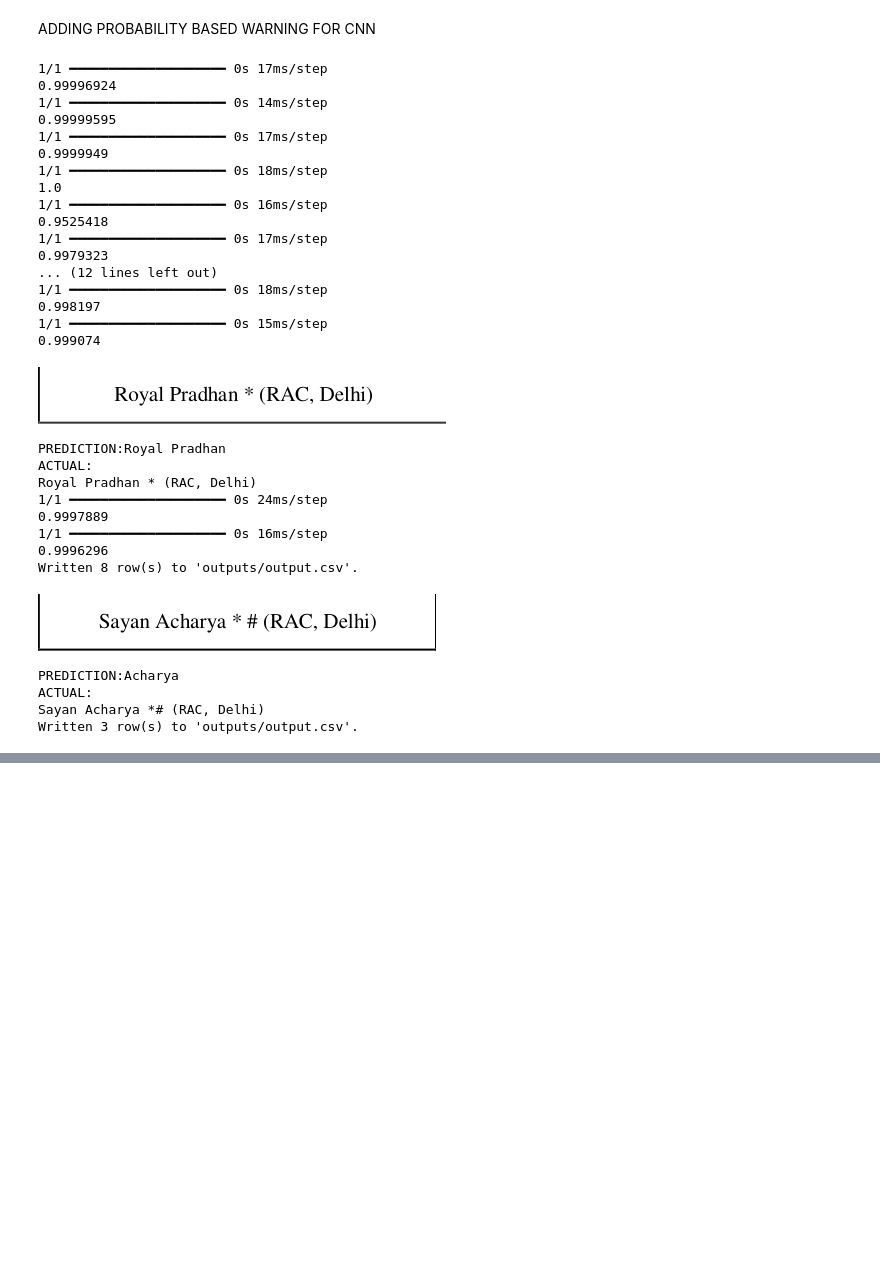
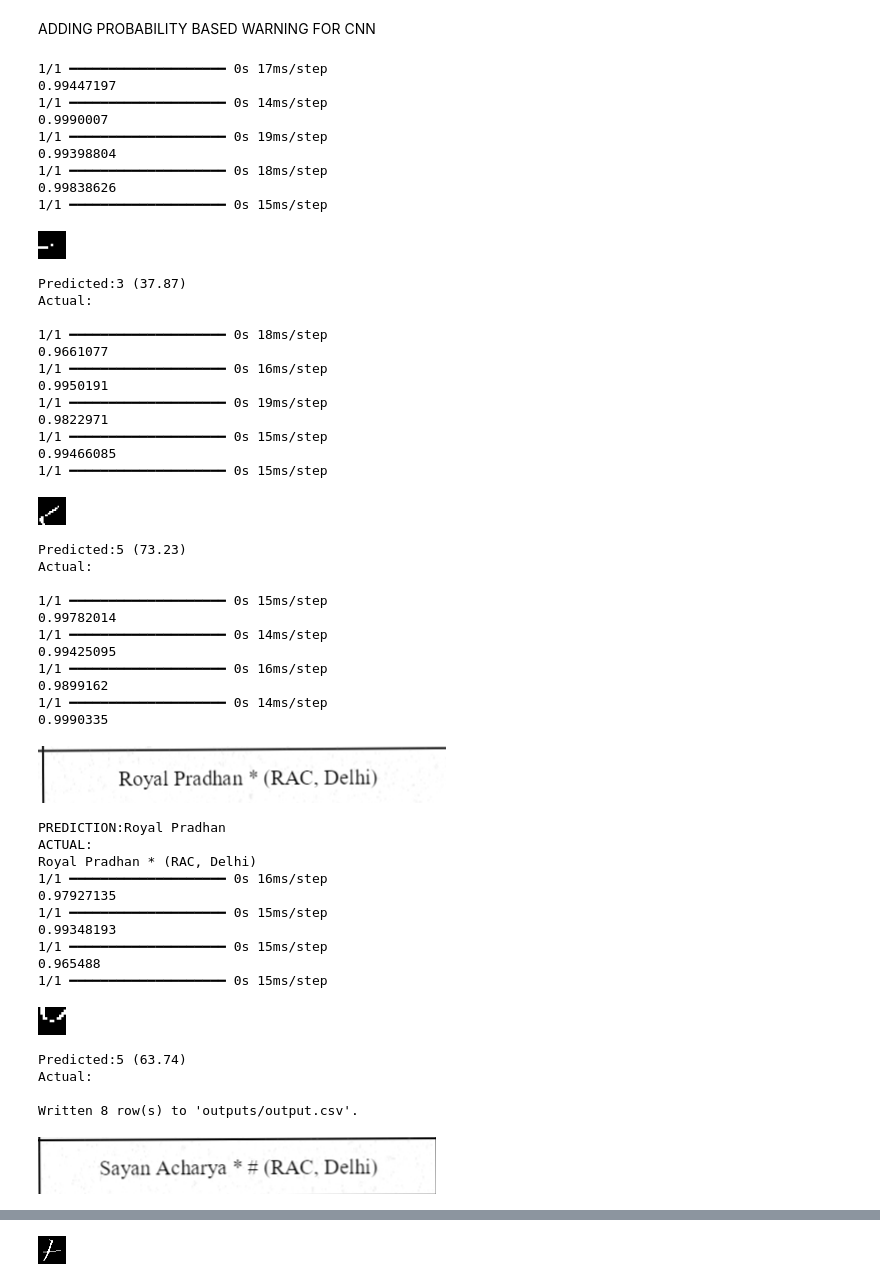
Before and after one commit to mayanksreal/marks-evaluation, a Jupyter notebook: final.ipynb, the cells around one changed output, grey strips where cells are left out. Cells and saved outputs as stored; diff of their text form; code cells hidden in the pictures; blank space fills up the shorter version.

```diff
--- a/final.ipynb
+++ b/final.ipynb
@@ -348,36 +330,56 @@ def extract_cells_to_csv(image, page_number, csv_filename='outputs/output.csv'):
 # %% [markdown]
 ADDING PROBABILITY BASED WARNING FOR CNN
 # %%
-read_pdf("pdf-marked-demo.pdf")
+read_pdf("scanned.pdf")
 # %% [output]
 1/1 ━━━━━━━━━━━━━━━━━━━━ 0s 17ms/step
-0.99996924
+0.99447197
 1/1 ━━━━━━━━━━━━━━━━━━━━ 0s 14ms/step
-0.99999595
-1/1 ━━━━━━━━━━━━━━━━━━━━ 0s 17ms/step
-0.9999949
+0.9990007
+1/1 ━━━━━━━━━━━━━━━━━━━━ 0s 19ms/step
+0.99398804
 1/1 ━━━━━━━━━━━━━━━━━━━━ 0s 18ms/step
-1.0
-1/1 ━━━━━━━━━━━━━━━━━━━━ 0s 16ms/step
-0.9525418
-1/1 ━━━━━━━━━━━━━━━━━━━━ 0s 17ms/step
-0.9979323
-... (12 lines left out)
-1/1 ━━━━━━━━━━━━━━━━━━━━ 0s 18ms/step
-0.998197
+0.99838626
 1/1 ━━━━━━━━━━━━━━━━━━━━ 0s 15ms/step
-0.999074
-[figure, old version]
+[figure, new version]
-PREDICTION:Royal Pradhan
-ACTUAL:
-Royal Pradhan * (RAC, Delhi)
-1/1 ━━━━━━━━━━━━━━━━━━━━ 0s 24ms/step
-0.9997889
+Predicted:3 (37.87)
+Actual:
+
+1/1 ━━━━━━━━━━━━━━━━━━━━ 0s 18ms/step
+0.9661077
 1/1 ━━━━━━━━━━━━━━━━━━━━ 0s 16ms/step
-0.9996296
-Written 8 row(s) to 'outputs/output.csv'.
+0.9950191
+1/1 ━━━━━━━━━━━━━━━━━━━━ 0s 19ms/step
+0.9822971
+1/1 ━━━━━━━━━━━━━━━━━━━━ 0s 15ms/step
+0.99466085
+1/1 ━━━━━━━━━━━━━━━━━━━━ 0s 15ms/step
-[figure, old version]
+[figure, new version]
-PREDICTION:Acharya
-ACTUAL:
-Sayan Acharya *# (RAC, Delhi)
-Written 3 row(s) to 'outputs/output.csv'.
+Predicted:5 (73.23)
+Actual:
+
+1/1 ━━━━━━━━━━━━━━━━━━━━ 0s 15ms/step
+0.99782014
+1/1 ━━━━━━━━━━━━━━━━━━━━ 0s 14ms/step
+0.99425095
+1/1 ━━━━━━━━━━━━━━━━━━━━ 0s 16ms/step
+0.9899162
+1/1 ━━━━━━━━━━━━━━━━━━━━ 0s 14ms/step
+0.9990335
+[figure, added]
+PREDICTION:Royal Pradhan
+ACTUAL:
+Royal Pradhan * (RAC, Delhi)
+1/1 ━━━━━━━━━━━━━━━━━━━━ 0s 16ms/step
+0.97927135
+1/1 ━━━━━━━━━━━━━━━━━━━━ 0s 15ms/step
+0.99348193
+1/1 ━━━━━━━━━━━━━━━━━━━━ 0s 15ms/step
+0.965488
+1/1 ━━━━━━━━━━━━━━━━━━━━ 0s 15ms/step
+[figure, added]
+Predicted:5 (63.74)
+Actual:
+
+Written 8 row(s) to 'outputs/output.csv'.
+[figure, added]
@@ -383,0 +394 @@ Written 3 row(s) to 'outputs/output.csv'.
+[figure, added]
```
Also changed, not shown: parts of 8 cells of this notebook.
